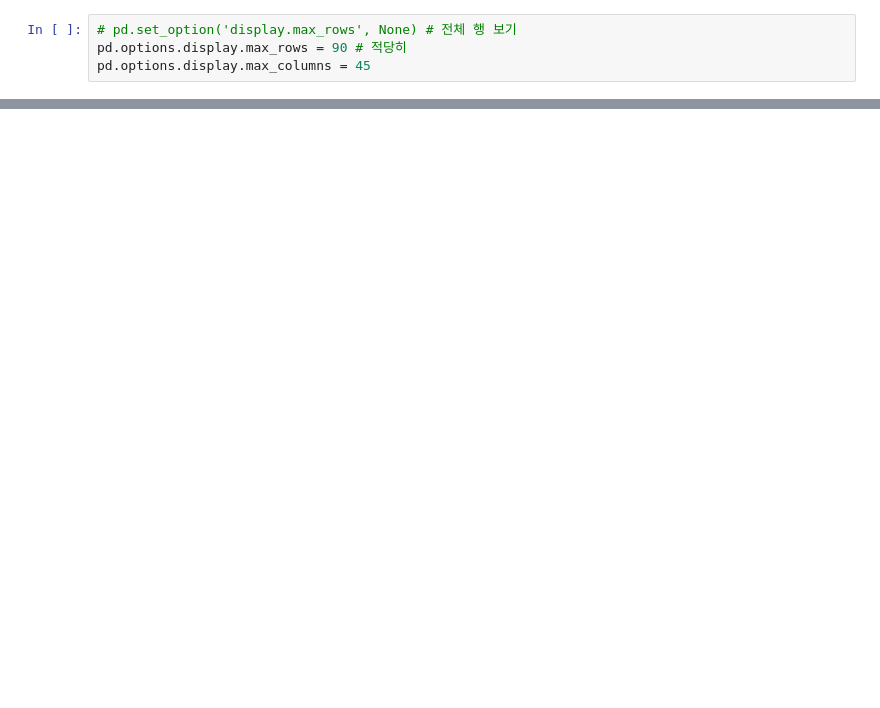
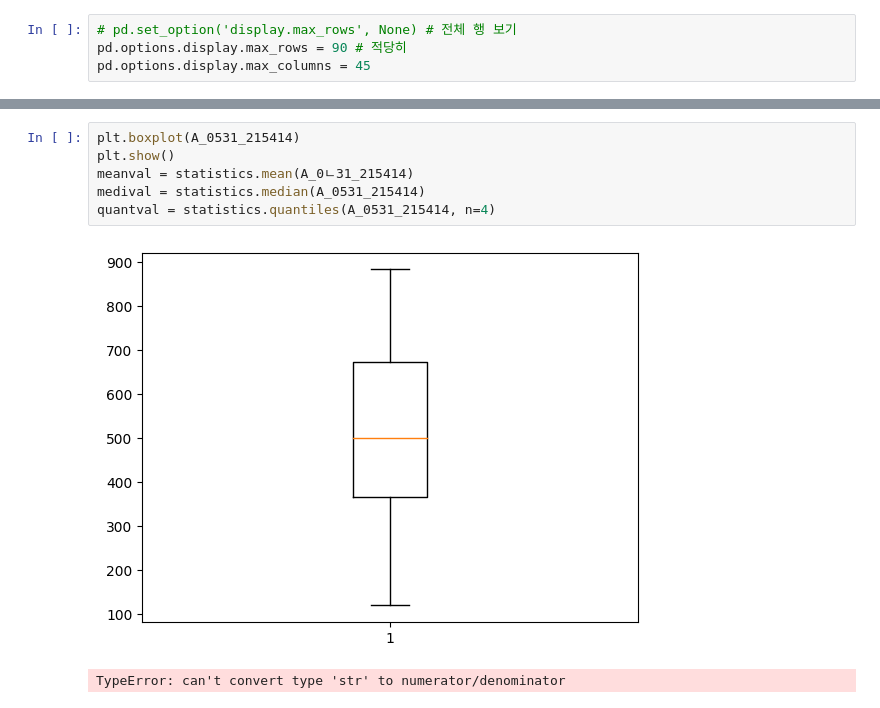
Before and after one commit to changyeon99/forCapstone, a Jupyter notebook: TimingBeltDataPreprocessing.ipynb, the cells around one changed output, grey strips where cells are left out. Cells and saved outputs as stored; diff of their text form; blank space fills up the shorter version.

```diff
--- a/TimingBeltDataPreprocessing.ipynb
+++ b/TimingBeltDataPreprocessing.ipynb
@@ -123,0 +241,9 @@ len(missingfilesofJS) # 184. 결측 파일 정보. 184+3768=3952
+# %%
+plt.boxplot(A_0531_215414)
+plt.show()
+meanval = statistics.mean(A_0ㄴ31_215414)
+medival = statistics.median(A_0531_215414)
+quantval = statistics.quantiles(A_0531_215414, n=4)
+# %% [output]
+[figure, added]
+TypeError: can't convert type 'str' to numerator/denominator
```
Also changed, not shown: parts of 11 cells of this notebook.
